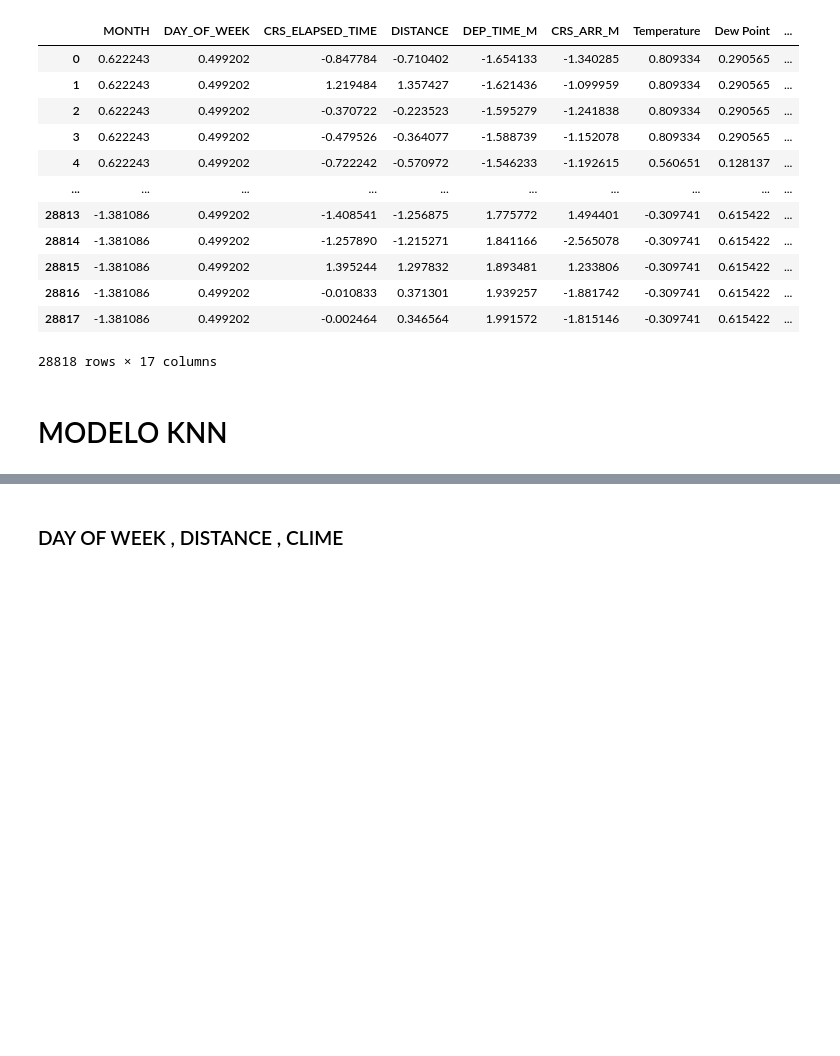
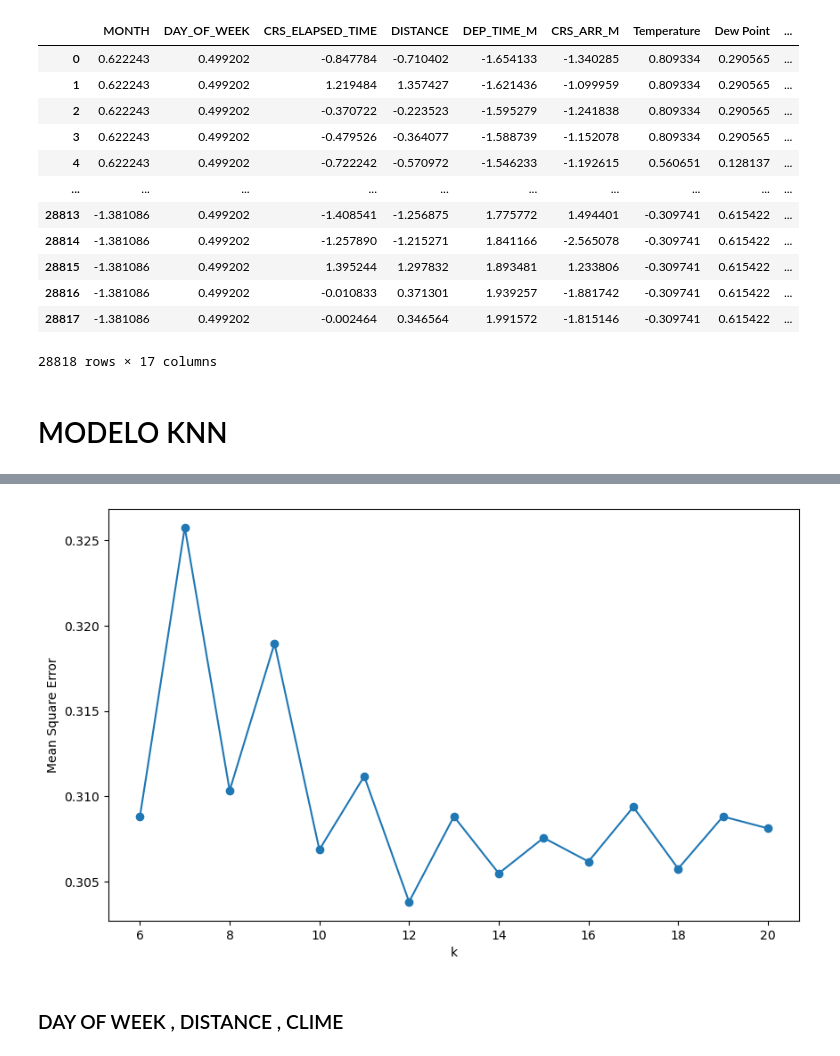
Before and after one commit to Yunue2110/FinalProject, a Jupyter notebook: KNN_vuelos.ipynb, the cells around one changed output, grey strips where cells are left out. Cells and saved outputs as stored; diff of their text form; code cells hidden in the pictures; blank space fills up the shorter version.

```diff
--- a/KNN_vuelos.ipynb
+++ b/KNN_vuelos.ipynb
@@ -50,0 +129,13 @@ df
+# %%
+# Elbow method using MSE as error metric (lower MSE -> better model)
+
+from sklearn.metrics import mean_squared_error
+
+MSEs = []
+
+for k in range(6,21):
+    model = KNeighborsClassifier(n_neighbors = k)
+    model.fit(X_train, y_train)
+    preds = model.predict(X_test)
+    MSE = mean_squared_error(y_test,preds)
+    MSEs.append(MSE)
@@ -51,3 +160,11 @@ df
+# %%
+plt.figure(figsize=(10,6))
+plt.plot(range(6,21), MSEs, marker='o')
+plt.xlabel('k')
+plt.ylabel('Mean Square Error')
+plt.show()
+# %% [output]
+[figure, added]
 # %% [markdown]
 ### DAY OF WEEK , DISTANCE , CLIME
 # %%
```
Also changed, not shown: parts of 82 cells of this notebook, 5 other files.
